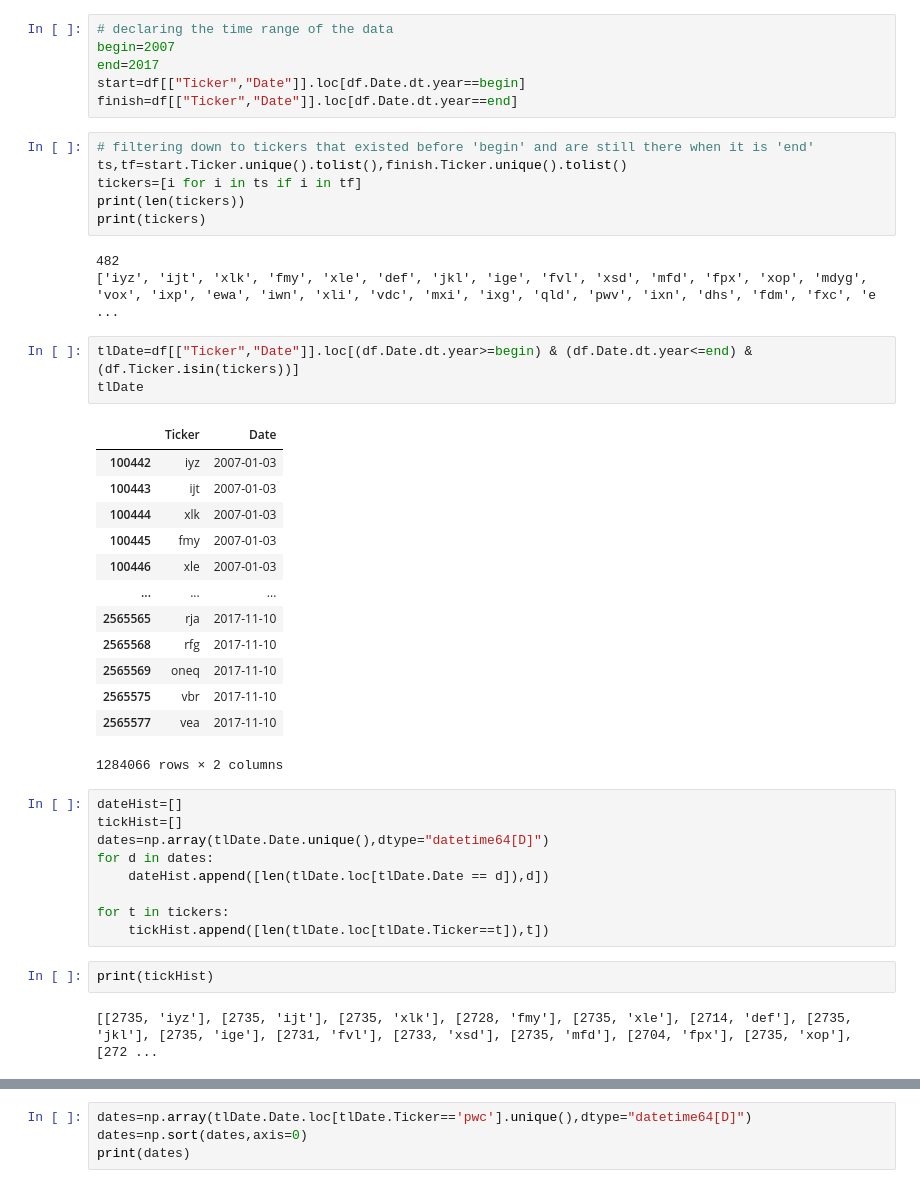
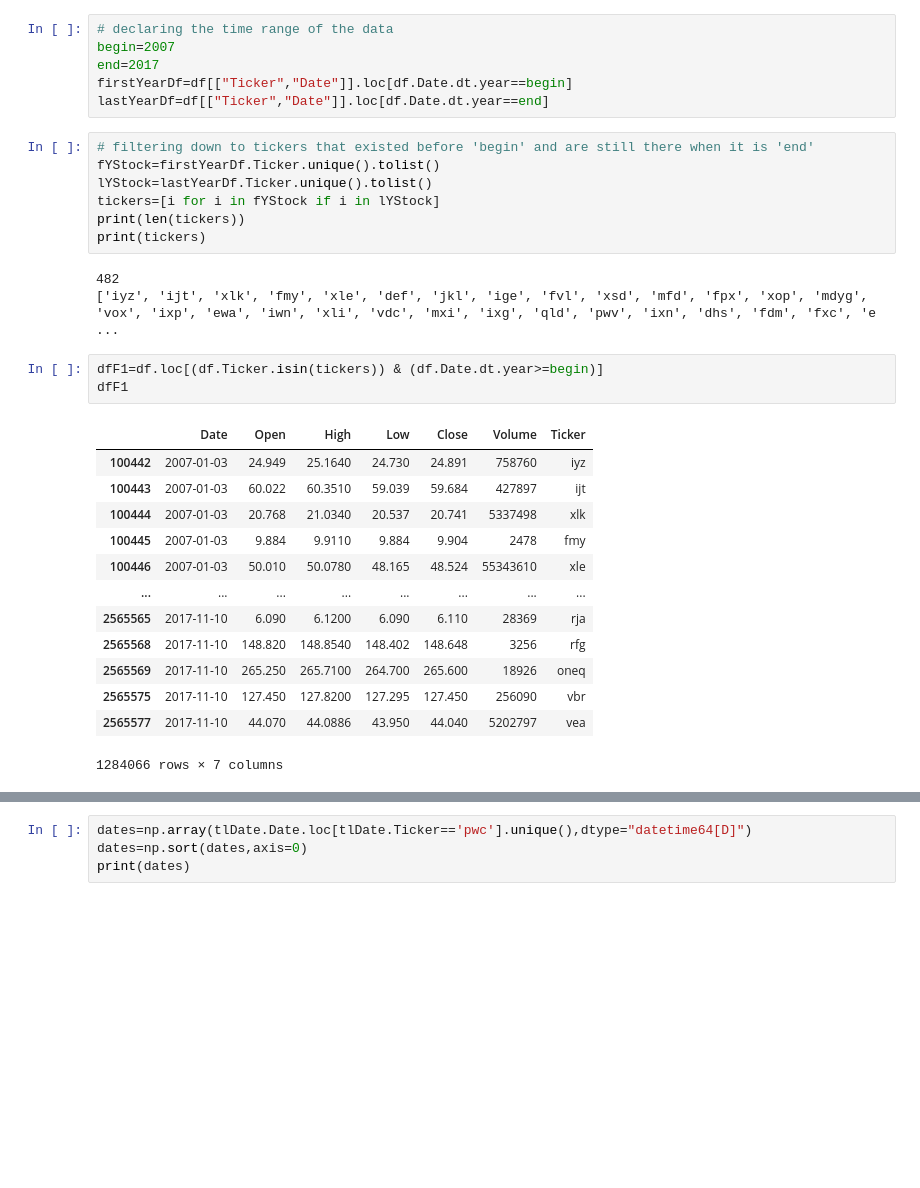
Before and after one commit to B-Rad80/ML_Stock_Predictions, a Jupyter notebook: Data Analysist && Cleaning.ipynb, the cells around one changed output, grey strips where cells are left out. Cells and saved outputs as stored; diff of their text form; blank space fills up the shorter version.

```diff
--- a/Data Analysist && Cleaning.ipynb
+++ b/Data Analysist && Cleaning.ipynb
@@ -49,44 +34,32 @@ df
 # declaring the time range of the data
 begin=2007
 end=2017
-start=df[["Ticker","Date"]].loc[df.Date.dt.year==begin]
-finish=df[["Ticker","Date"]].loc[df.Date.dt.year==end]
+firstYearDf=df[["Ticker","Date"]].loc[df.Date.dt.year==begin]
+lastYearDf=df[["Ticker","Date"]].loc[df.Date.dt.year==end]
 # %%
 # filtering down to tickers that existed before 'begin' and are still there when it is 'end'
-ts,tf=start.Ticker.unique().tolist(),finish.Ticker.unique().tolist()
-tickers=[i for i in ts if i in tf]
+fYStock=firstYearDf.Ticker.unique().tolist()
+lYStock=lastYearDf.Ticker.unique().tolist()
+tickers=[i for i in fYStock if i in lYStock]
 print(len(tickers))
 print(tickers)
 # %% [output]
 482
 ['iyz', 'ijt', 'xlk', 'fmy', 'xle', 'def', 'jkl', 'ige', 'fvl', 'xsd', 'mfd', 'fpx', 'xop', 'mdyg', 'vox', 'ixp', 'ewa', 'iwn', 'xli', 'vdc', 'mxi', 'ixg', 'qld', 'pwv', 'ixn', 'dhs', 'fdm', 'fxc', 'e ...
-# %%
-tlDate=df[["Ticker","Date"]].loc[(df.Date.dt.year>=begin) & (df.Date.dt.year<=end) & (df.Ticker.isin(tickers))]
-tlDate
-# %% [output]
-|  | Ticker | Date |
-| 100442 | iyz | 2007-01-03 |
-| 100443 | ijt | 2007-01-03 |
-| 100444 | xlk | 2007-01-03 |
-| 100445 | fmy | 2007-01-03 |
-| 100446 | xle | 2007-01-03 |
-| ... | ... | ... |
-| 2565565 | rja | 2017-11-10 |
-| 2565568 | rfg | 2017-11-10 |
-| 2565569 | oneq | 2017-11-10 |
-| 2565575 | vbr | 2017-11-10 |
-| 2565577 | vea | 2017-11-10 |
-1284066 rows × 2 columns
-# %%
-dateHist=[]
-tickHist=[]
-dates=np.array(tlDate.Date.unique(),dtype="datetime64[D]")
-for d in dates:
-    dateHist.append([len(tlDate.loc[tlDate.Date == d]),d])
-
-for t in tickers:
-    tickHist.append([len(tlDate.loc[tlDate.Ticker==t]),t])
-# %%
-print(tickHist)
-# %% [output]
-[[2735, 'iyz'], [2735, 'ijt'], [2735, 'xlk'], [2728, 'fmy'], [2735, 'xle'], [2714, 'def'], [2735, 'jkl'], [2735, 'ige'], [2731, 'fvl'], [2733, 'xsd'], [2735, 'mfd'], [2704, 'fpx'], [2735, 'xop'], [272 ...
+# %%
+dfF1=df.loc[(df.Ticker.isin(tickers)) & (df.Date.dt.year>=begin)]
+dfF1
+# %% [output]
+|  | Date | Open | High | Low | Close | Volume | Ticker |
+| 100442 | 2007-01-03 | 24.949 | 25.1640 | 24.730 | 24.891 | 758760 | iyz |
+| 100443 | 2007-01-03 | 60.022 | 60.3510 | 59.039 | 59.684 | 427897 | ijt |
+| 100444 | 2007-01-03 | 20.768 | 21.0340 | 20.537 | 20.741 | 5337498 | xlk |
+| 100445 | 2007-01-03 | 9.884 | 9.9110 | 9.884 | 9.904 | 2478 | fmy |
+| 100446 | 2007-01-03 | 50.010 | 50.0780 | 48.165 | 48.524 | 55343610 | xle |
+| ... | ... | ... | ... | ... | ... | ... | ... |
+| 2565565 | 2017-11-10 | 6.090 | 6.1200 | 6.090 | 6.110 | 28369 | rja |
+| 2565568 | 2017-11-10 | 148.820 | 148.8540 | 148.402 | 148.648 | 3256 | rfg |
+| 2565569 | 2017-11-10 | 265.250 | 265.7100 | 264.700 | 265.600 | 18926 | oneq |
+| 2565575 | 2017-11-10 | 127.450 | 127.8200 | 127.295 | 127.450 | 256090 | vbr |
+| 2565577 | 2017-11-10 | 44.070 | 44.0886 | 43.950 | 44.040 | 5202797 | vea |
+1284066 rows × 7 columns
```
Also changed, not shown: parts of 9 cells of this notebook, 2 other files.
